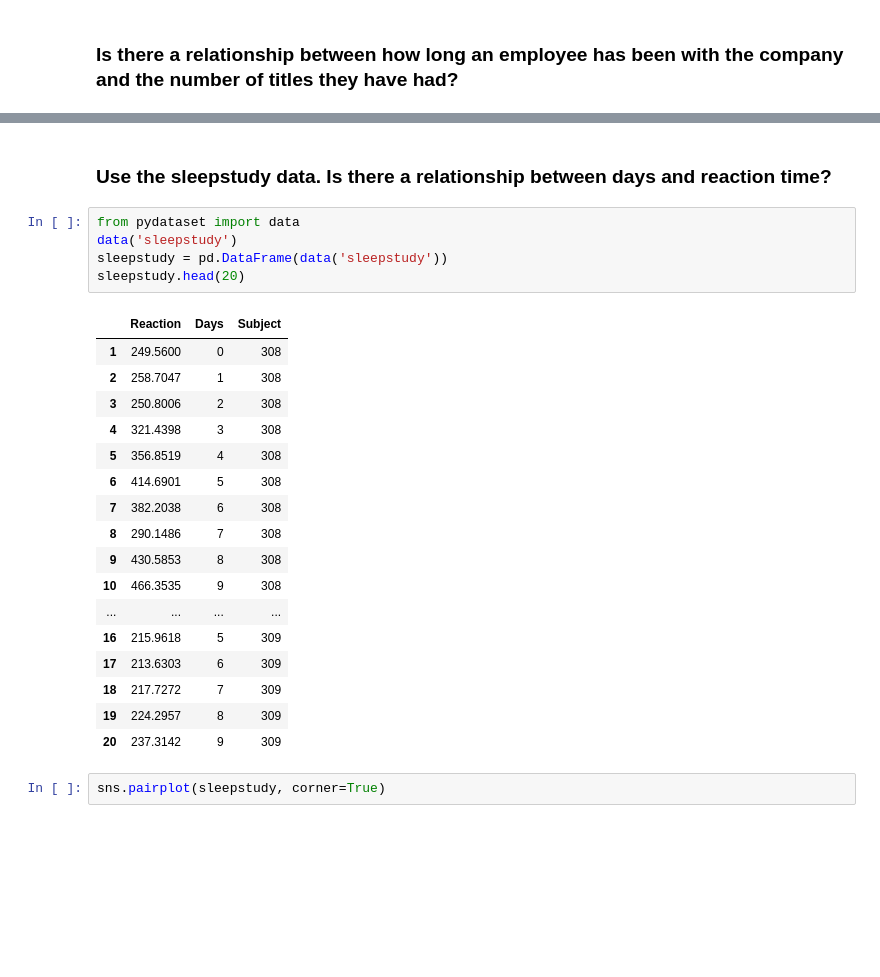
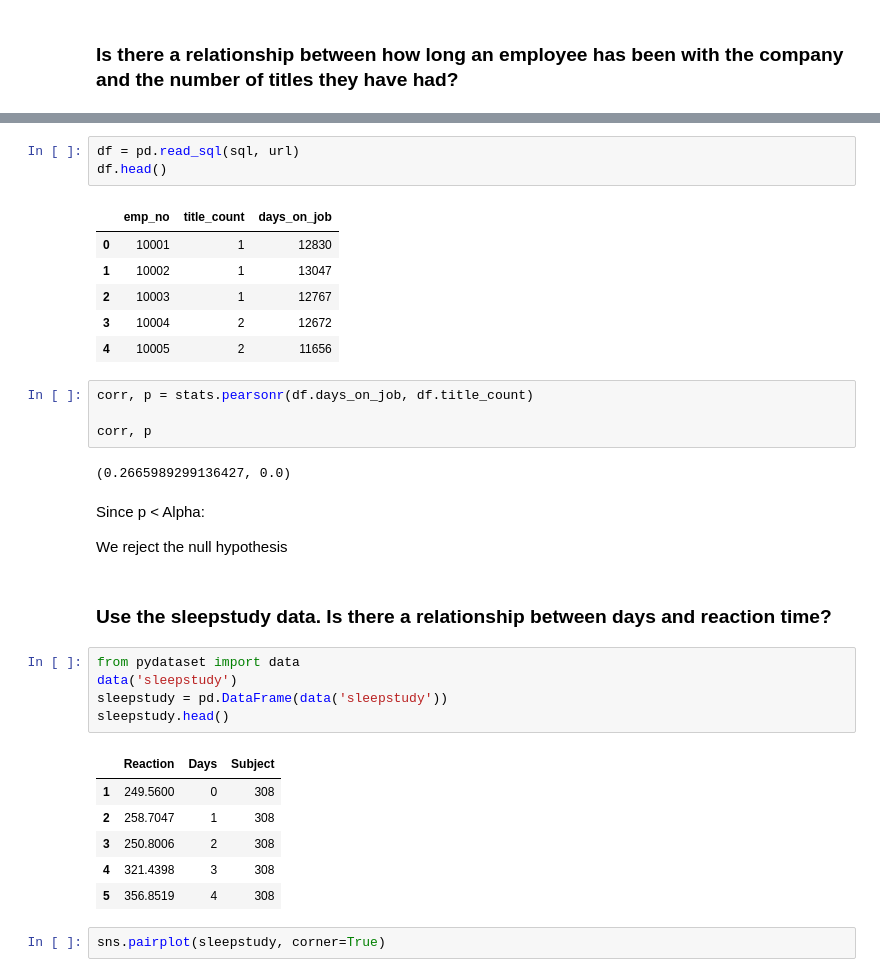
Before and after one commit to Joshua-C-Bryant/statistics-exercises, a Jupyter notebook: hypothesis_testing_comparing_means.ipynb, the cells around one changed output, grey strips where cells are left out. Saved outputs shown, nothing was run; the diff lists cells and outputs as text; blank space fills up the shorter version.

```diff
--- a/hypothesis_testing_comparing_means.ipynb
+++ b/hypothesis_testing_comparing_means.ipynb
@@ -1096,28 +1098,37 @@ AttributeError: 'DataFrame' object has no attribute 'to_date'
+# %%
+df = pd.read_sql(sql, url)
+df.head()
+# %% [output]
+|  | emp_no | title_count | days_on_job |
+| 0 | 10001 | 1 | 12830 |
+| 1 | 10002 | 1 | 13047 |
+| 2 | 10003 | 1 | 12767 |
+| 3 | 10004 | 2 | 12672 |
+| 4 | 10005 | 2 | 11656 |
+# %%
+corr, p = stats.pearsonr(df.days_on_job, df.title_count)
+
+corr, p
+# %% [output]
+(0.2665989299136427, 0.0)
+# %% [markdown]
+Since p < Alpha:
+
+We reject the null hypothesis
 # %% [markdown]
 ### Use the sleepstudy data. Is there a relationship between days and reaction time?
 # %%
 from pydataset import data
 data('sleepstudy')
 sleepstudy = pd.DataFrame(data('sleepstudy'))
-sleepstudy.head(20)
+sleepstudy.head()
 # %% [output]
 |  | Reaction | Days | Subject |
 | 1 | 249.5600 | 0 | 308 |
 | 2 | 258.7047 | 1 | 308 |
 | 3 | 250.8006 | 2 | 308 |
 | 4 | 321.4398 | 3 | 308 |
 | 5 | 356.8519 | 4 | 308 |
-| 6 | 414.6901 | 5 | 308 |
-| 7 | 382.2038 | 6 | 308 |
-| 8 | 290.1486 | 7 | 308 |
-| 9 | 430.5853 | 8 | 308 |
-| 10 | 466.3535 | 9 | 308 |
-| ... | ... | ... | ... |
-| 16 | 215.9618 | 5 | 309 |
-| 17 | 213.6303 | 6 | 309 |
-| 18 | 217.7272 | 7 | 309 |
-| 19 | 224.2957 | 8 | 309 |
-| 20 | 237.3142 | 9 | 309 |
 # %%
 sns.pairplot(sleepstudy, corner=True)
 # %% [output]
```
Also changed, not shown: parts of 22 cells of this notebook.
